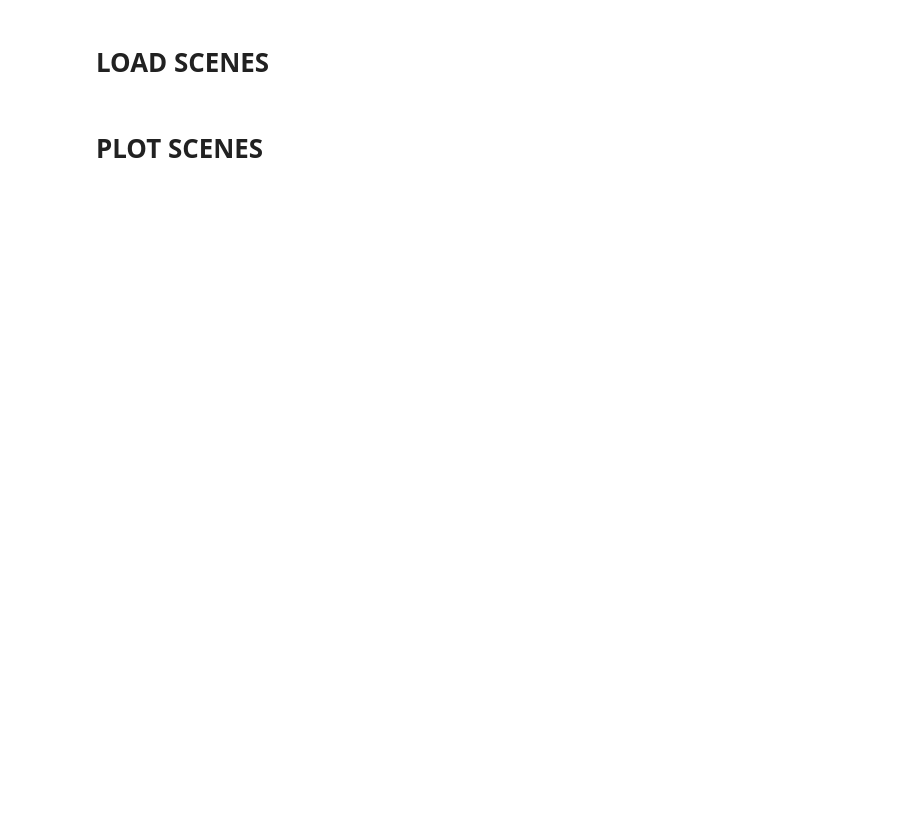
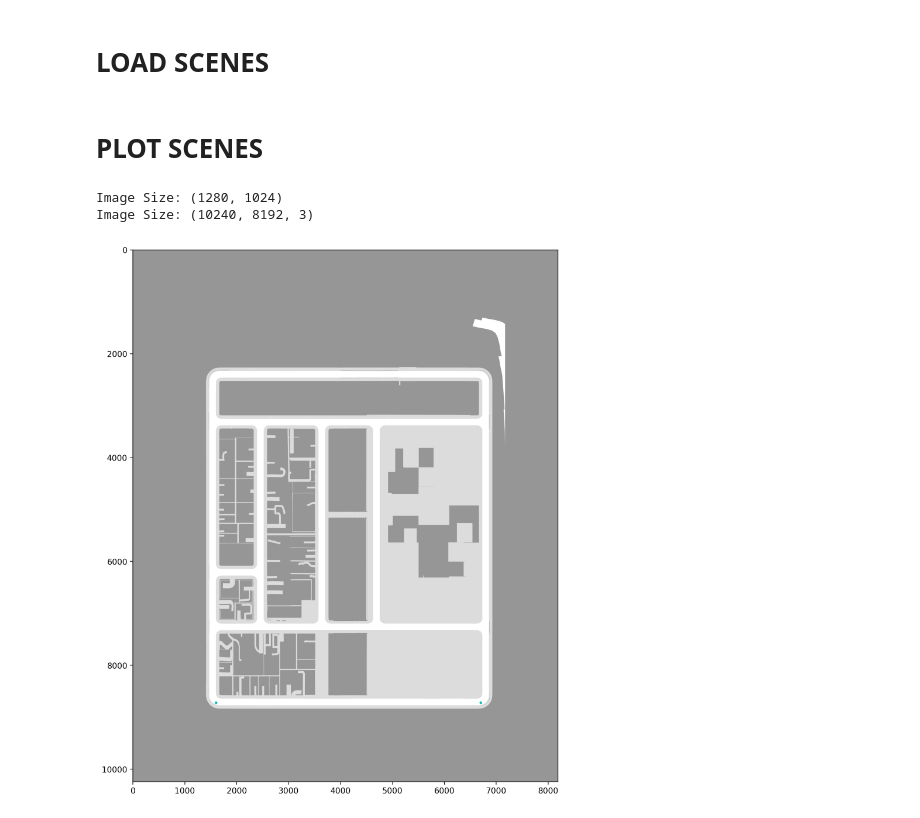
Before and after one commit to danielmtzbarba/carlabev-env, a Jupyter notebook: CarlaBEV/scripts/route_generator.ipynb, the cells around one changed output. Saved outputs shown, nothing was run; the diff lists cells and outputs as text; code cells hidden in the pictures; blank space fills up the shorter version.

```diff
--- a/CarlaBEV/scripts/route_generator.ipynb
+++ b/CarlaBEV/scripts/route_generator.ipynb
@@ -137,8 +137,48 @@ actors = scene_builder.get_scene_actors("scene_1-0")
 import matplotlib.pyplot as plt
 plt.rcParams['figure.figsize'] = (18, 12)
 # %%
-from CarlaBEV.envs.utils import load_planning_map
+from CarlaBEV.envs.utils import load_planning_map, load_map
 
 map = load_planning_map()
+rgbmap, _ = load_map(size=1024)
+
+print(f"Image Size: {map.shape}")
+print(f"Image Size: {rgbmap.shape}")
+# %% [output]
+Image Size: (1280, 1024)
+Image Size: (10240, 8192, 3)
+# %%
+# SCENE
+scene_id = "scene_1-0"
+
+pedestrians = [
+]
+
+vehicles = [
+]
+
+agent = [[(8720, 1600), (8720, 6700)]]
+
+scene_dict_10 = {
+    "agent": agent,
+	"pedestrians": pedestrians,
+	"vehicles": vehicles
+}
+
+# AGENT SPAWN POSITION
+agent_spawn = agent[0][0]
+agent_end = agent[0][1]
+# %%
+fig, ax = plt.subplots()
+ax.imshow(rgbmap)
+
+y, x = agent_spawn
+ax.scatter(x, y, c='c', s=5)
+
+y, x = agent_end
+ax.scatter(x, y, c='r', s=5)
+plt.show()
+# %% [output]
+[figure, added]
 # %%
 rx, ry = actors['agent']
```
Also changed, not shown: parts of 2 cells of this notebook, 9 other files.
